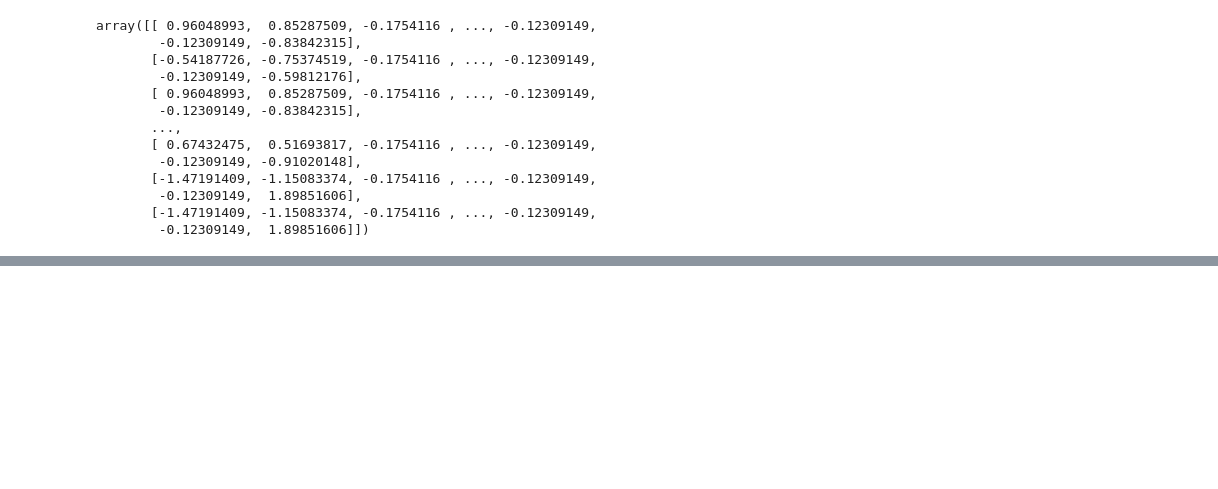
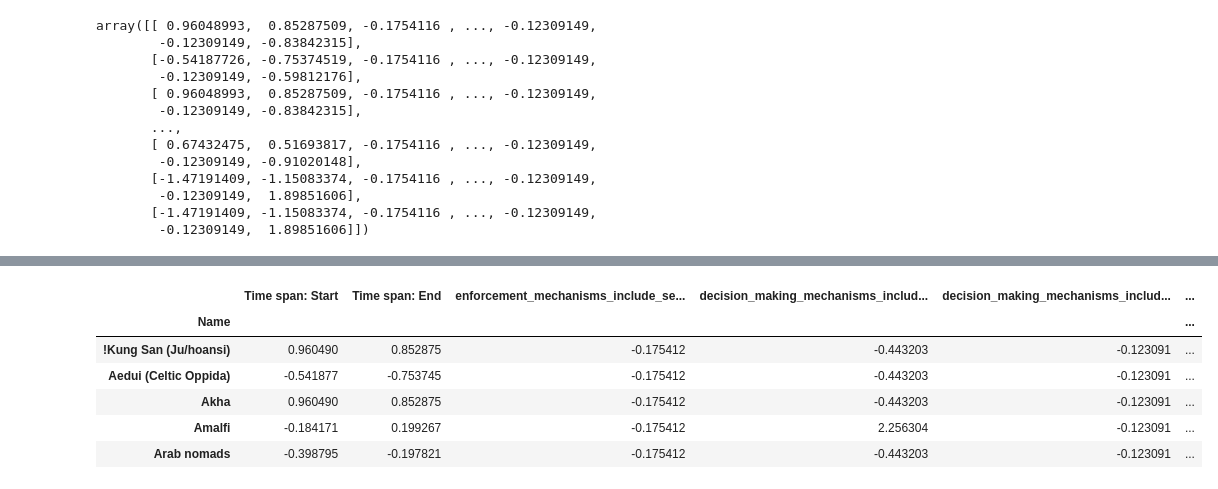
Before and after one commit to metagov/governance-archaeology, a Jupyter notebook: notebooks/Analysis_Similarity_Clustering_Communities.ipynb, the cells around one changed output, grey strips where cells are left out. Saved outputs shown, nothing was run; the diff lists cells and outputs as text; code cells hidden in the pictures; blank space fills up the shorter version.

```diff
--- a/notebooks/Analysis_Similarity_Clustering_Communities.ipynb
+++ b/notebooks/Analysis_Similarity_Clustering_Communities.ipynb
@@ -128,0 +163,9 @@ scaled_df
+# %%
+pca = PCA(n_components=2)
+# %%
+pca_df = pd.DataFrame(
+    pca.fit_transform(scaled_df.drop(['k_cluster'], axis=1)),
+    index=idx_df.index
+)
+# %%
+pca_df.columns = ['pca_1', 'pca_2']
@@ -128,0 +182,16 @@ scaled_df
+# %%
+plot_df = pd.concat(
+    [scaled_df, pca_df],
+    axis=1,
+    join='outer',
+)
+# %%
+plot_df.head()
+# %% [output]
+|  | Time span: Start | Time span: End | enforcement_mechanisms_include_se... | decision_making_mechanisms_includ... | decision_making_mechanisms_includ... | ... |
+| Name |  |  |  |  |  | ... |
+| !Kung San (Ju/hoansi) | 0.960490 | 0.852875 | -0.175412 | -0.443203 | -0.123091 | ... |
+| Aedui (Celtic Oppida) | -0.541877 | -0.753745 | -0.175412 | -0.443203 | -0.123091 | ... |
+| Akha | 0.960490 | 0.852875 | -0.175412 | -0.443203 | -0.123091 | ... |
+| Amalfi | -0.184171 | 0.199267 | -0.175412 | 2.256304 | -0.123091 | ... |
+| Arab nomads | -0.398795 | -0.197821 | -0.175412 | -0.443203 | -0.123091 | ... |
```
Also changed, not shown: parts of 16 cells of this notebook.
